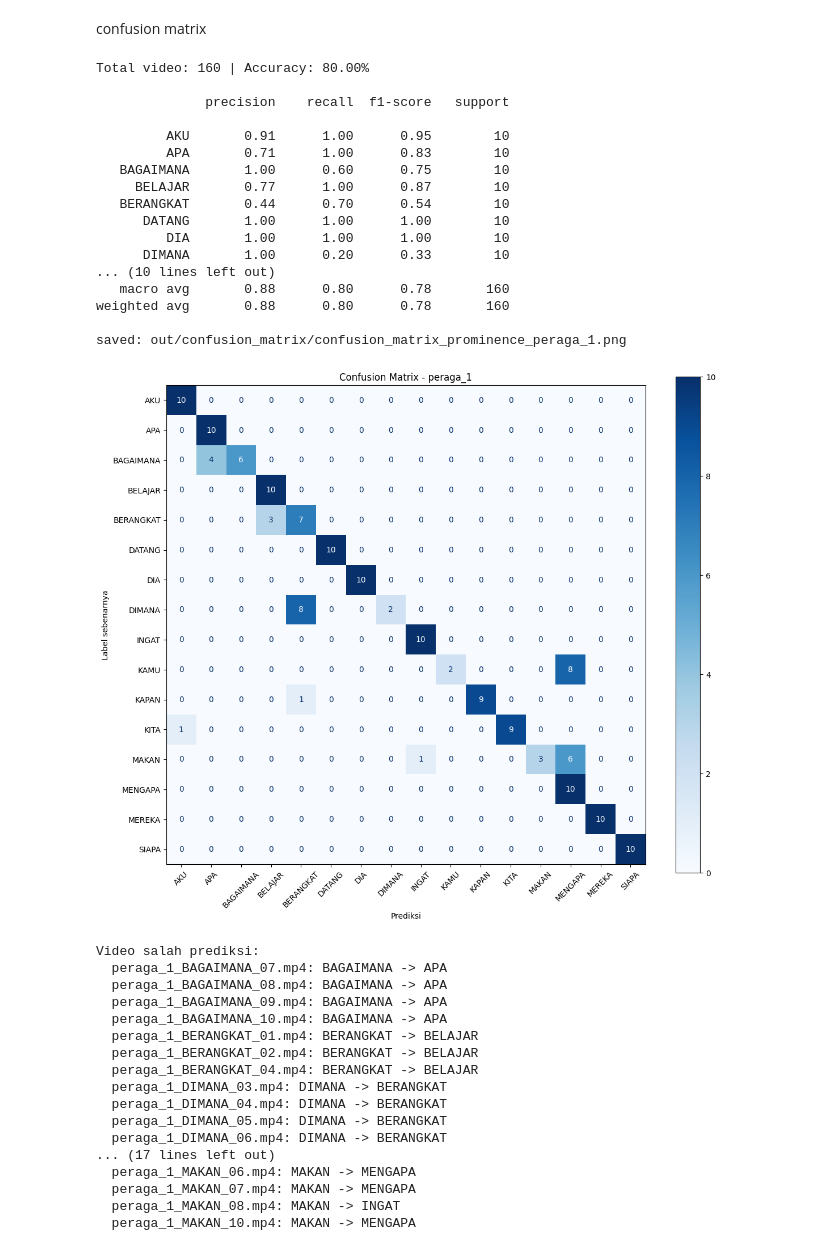
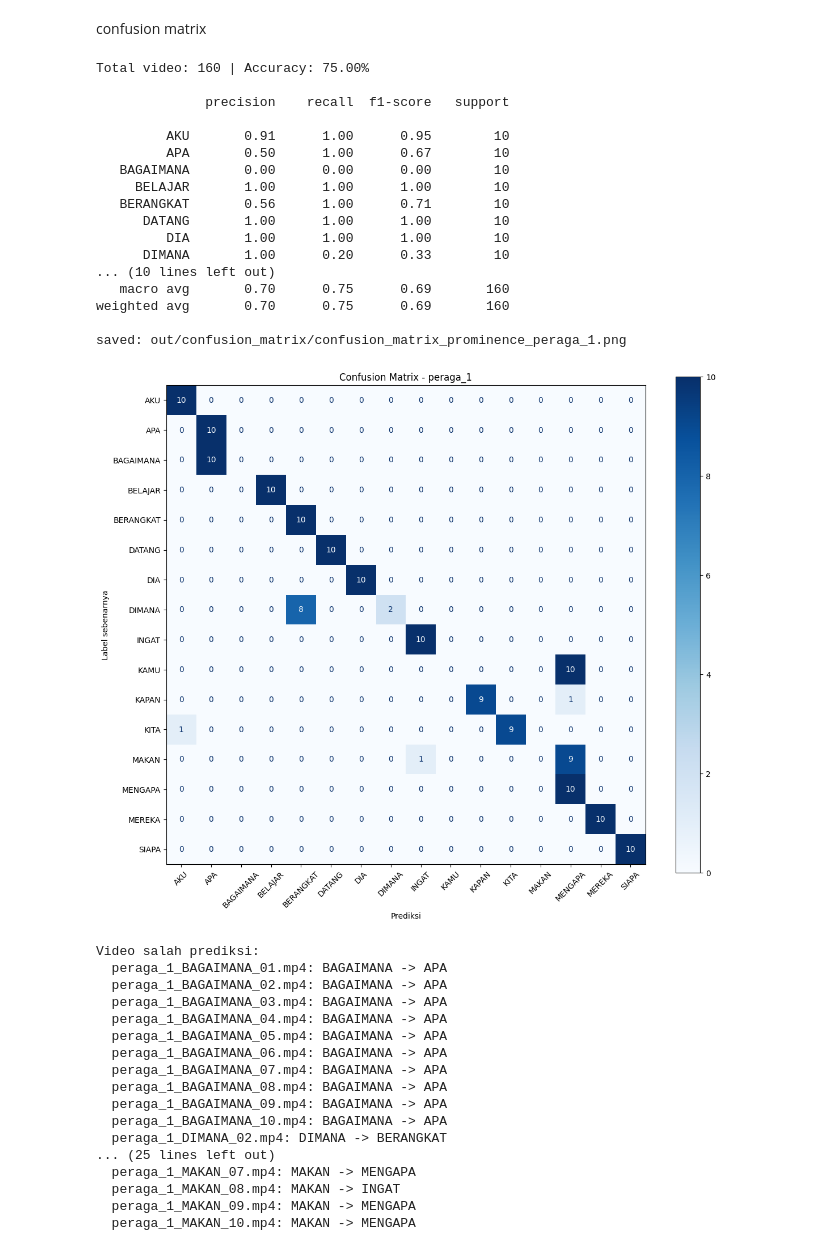
Before and after one commit to A225N/bisindo-recognizer-lstm, a Jupyter notebook: main_prominence.ipynb, the cells around one changed output. Drawn from its saved outputs; the diff is of its cells as text; code cells hidden in the pictures.

```diff
--- a/main_prominence.ipynb
+++ b/main_prominence.ipynb
@@ -33,7 +33,7 @@ image_height = 112
 image_width = 112
 sequence_length = 20
 
-dataset_dir = "dataset"
+dataset_dir = "dataset_per_kata"
 # %% [markdown]
 preprocessing: feature extraction
 # %%
@@ -327,7 +327,7 @@ def create_dataset_pose(dir = dataset_dir, selected_peraga = None, cache_path =
 
     # Jika ingin pakai cache per set (train/test), buat nama cache dinamis
     if selected_peraga is not None:
-        cache_path = f"pose_cache_prominence{'_'.join(selected_peraga)}.npz"
+        cache_path = f"pose_4_peraga_prominence_{'_'.join(selected_peraga)}.npz"
 
     if os.path.exists(cache_path) and not force_recompute:
         data = np.load(cache_path, allow_pickle = True)
@@ -479,8 +479,8 @@ def create_fusion(num_classes):
 if __name__ == "__main__":
     dataset_dir = "dataset_per_kata"
 
-    train_peraga = ["peraga_1", "peraga_2"]
-    test_peraga  = ["peraga_3"]
+    train_peraga = ["peraga_2", "peraga_3", "peraga_4"]
+    test_peraga  = ["peraga_1"]
 
     print(f"--- MEMUAT DATA TRAINING ({train_peraga}) ---")
     x_train_frames, x_train, y_train_raw, classes_list = create_dataset_pose(
@@ -568,9 +568,9 @@ import matplotlib.pyplot as plt
 from sklearn.metrics import confusion_matrix, ConfusionMatrixDisplay, classification_report
 
 # ============================== CONFIG ==============================
-cm_dataset_dir  = "dataset"
+cm_dataset_dir  = "dataset_per_kata"
 cm_test_peraga  = "peraga_1"                                    # ganti: "peraga_2" / "peraga_3"
-cm_model_path   = "models/peraga_2_3_train_prominence_75.h5"     # samakan dengan model di cell evaluasi
+cm_model_path   = "model_27_11_2026(16-42-55).h5"     # samakan dengan model di cell evaluasi
 cm_normalize    = False                                # True = persen per baris (recall), False = jumlah video
 cm_save_path    = f"out/confusion_matrix/confusion_matrix_prominence_{cm_test_peraga}.png"
 # ====================================================================
@@ -636,55 +636,55 @@ def plot_confusion_matrix(y_true, y_pred, classes_list, title, normalize=True, s
 
 y_true, y_pred, classes_list, names = collect_predictions(cm_dataset_dir, cm_test_peraga, cm_model_path)
 
 acc = (y_true == y_pred).mean()
 print(f"\nTotal video: {len(y_true)} | Accuracy: {acc * 100:.2f}%\n")
 print(classification_report(y_true, y_pred, labels = list(range(len(classes_list))), target_names = classes_list, zero_division = 0))
 
 cm = plot_confusion_matrix(
     y_true, y_pred, classes_list,
     title=f"Confusion Matrix - {cm_test_peraga}",
     normalize=cm_normalize,
     save_path=cm_save_path,
 )
 
 # daftar video yang salah prediksi
 print("\nVideo salah prediksi:")
 for n, t, p in zip(names, y_true, y_pred):
     if t != p:
         print(f"  {n}: {classes_list[t]} -> {classes_list[p]}")
 # %% [output]
-Total video: 160 | Accuracy: 80.00%
+Total video: 160 | Accuracy: 75.00%
 
               precision    recall  f1-score   support
 
          AKU       0.91      1.00      0.95        10
-         APA       0.71      1.00      0.83        10
-   BAGAIMANA       1.00      0.60      0.75        10
-     BELAJAR       0.77      1.00      0.87        10
-   BERANGKAT       0.44      0.70      0.54        10
+         APA       0.50      1.00      0.67        10
+   BAGAIMANA       0.00      0.00      0.00        10
+     BELAJAR       1.00      1.00      1.00        10
+   BERANGKAT       0.56      1.00      0.71        10
       DATANG       1.00      1.00      1.00        10
          DIA       1.00      1.00      1.00        10
       DIMANA       1.00      0.20      0.33        10
 ... (10 lines left out)
-   macro avg       0.88      0.80      0.78       160
-weighted avg       0.88      0.80      0.78       160
+   macro avg       0.70      0.75      0.69       160
+weighted avg       0.70      0.75      0.69       160
 
 saved: out/confusion_matrix/confusion_matrix_prominence_peraga_1.png
-[figure, old version]
+[figure, new version]
 Video salah prediksi:
+  peraga_1_BAGAIMANA_01.mp4: BAGAIMANA -> APA
+  peraga_1_BAGAIMANA_02.mp4: BAGAIMANA -> APA
+  peraga_1_BAGAIMANA_03.mp4: BAGAIMANA -> APA
+  peraga_1_BAGAIMANA_04.mp4: BAGAIMANA -> APA
+  peraga_1_BAGAIMANA_05.mp4: BAGAIMANA -> APA
+  peraga_1_BAGAIMANA_06.mp4: BAGAIMANA -> APA
   peraga_1_BAGAIMANA_07.mp4: BAGAIMANA -> APA
   peraga_1_BAGAIMANA_08.mp4: BAGAIMANA -> APA
   peraga_1_BAGAIMANA_09.mp4: BAGAIMANA -> APA
   peraga_1_BAGAIMANA_10.mp4: BAGAIMANA -> APA
-  peraga_1_BERANGKAT_01.mp4: BERANGKAT -> BELAJAR
-  peraga_1_BERANGKAT_02.mp4: BERANGKAT -> BELAJAR
-  peraga_1_BERANGKAT_04.mp4: BERANGKAT -> BELAJAR
-  peraga_1_DIMANA_03.mp4: DIMANA -> BERANGKAT
-  peraga_1_DIMANA_04.mp4: DIMANA -> BERANGKAT
-  peraga_1_DIMANA_05.mp4: DIMANA -> BERANGKAT
-  peraga_1_DIMANA_06.mp4: DIMANA -> BERANGKAT
-... (17 lines left out)
-  peraga_1_MAKAN_06.mp4: MAKAN -> MENGAPA
+  peraga_1_DIMANA_02.mp4: DIMANA -> BERANGKAT
+... (25 lines left out)
   peraga_1_MAKAN_07.mp4: MAKAN -> MENGAPA
   peraga_1_MAKAN_08.mp4: MAKAN -> INGAT
+  peraga_1_MAKAN_09.mp4: MAKAN -> MENGAPA
   peraga_1_MAKAN_10.mp4: MAKAN -> MENGAPA
```
Also changed, not shown: parts of 1 cell of this notebook, 10 other files.
